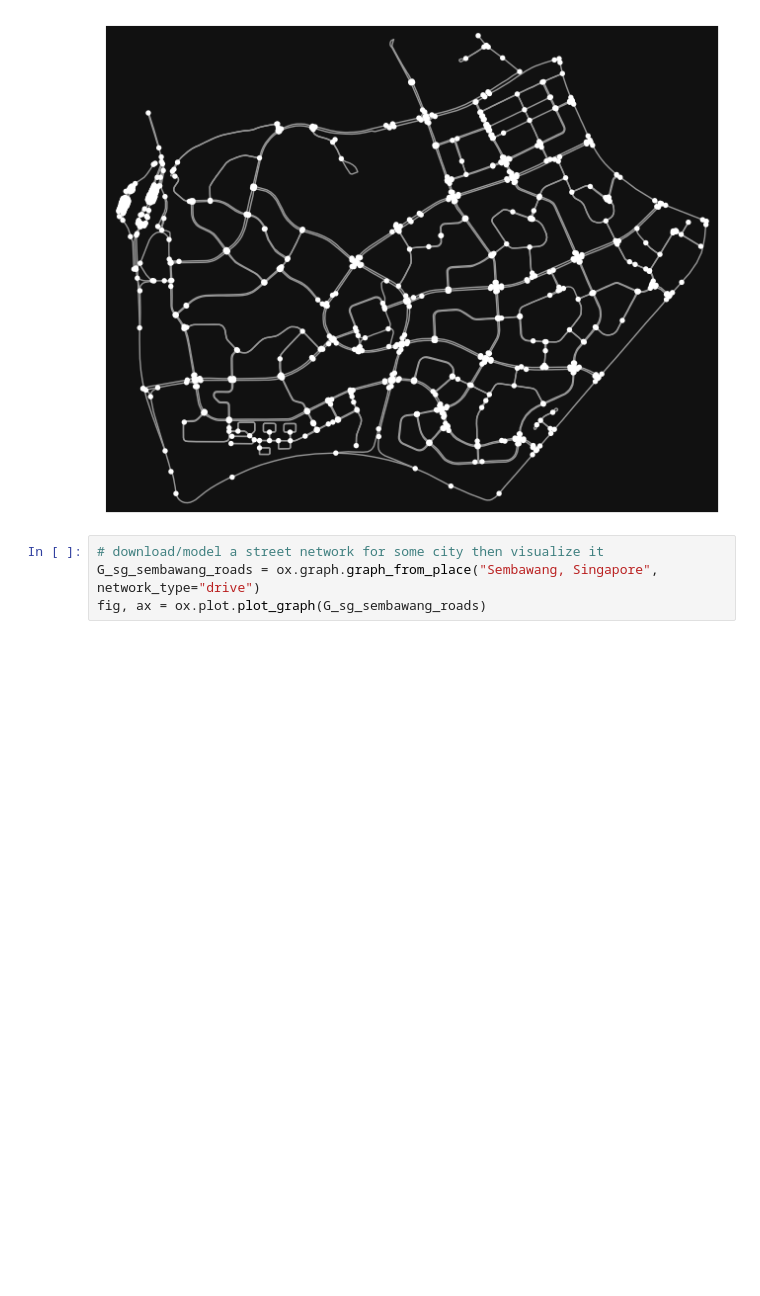
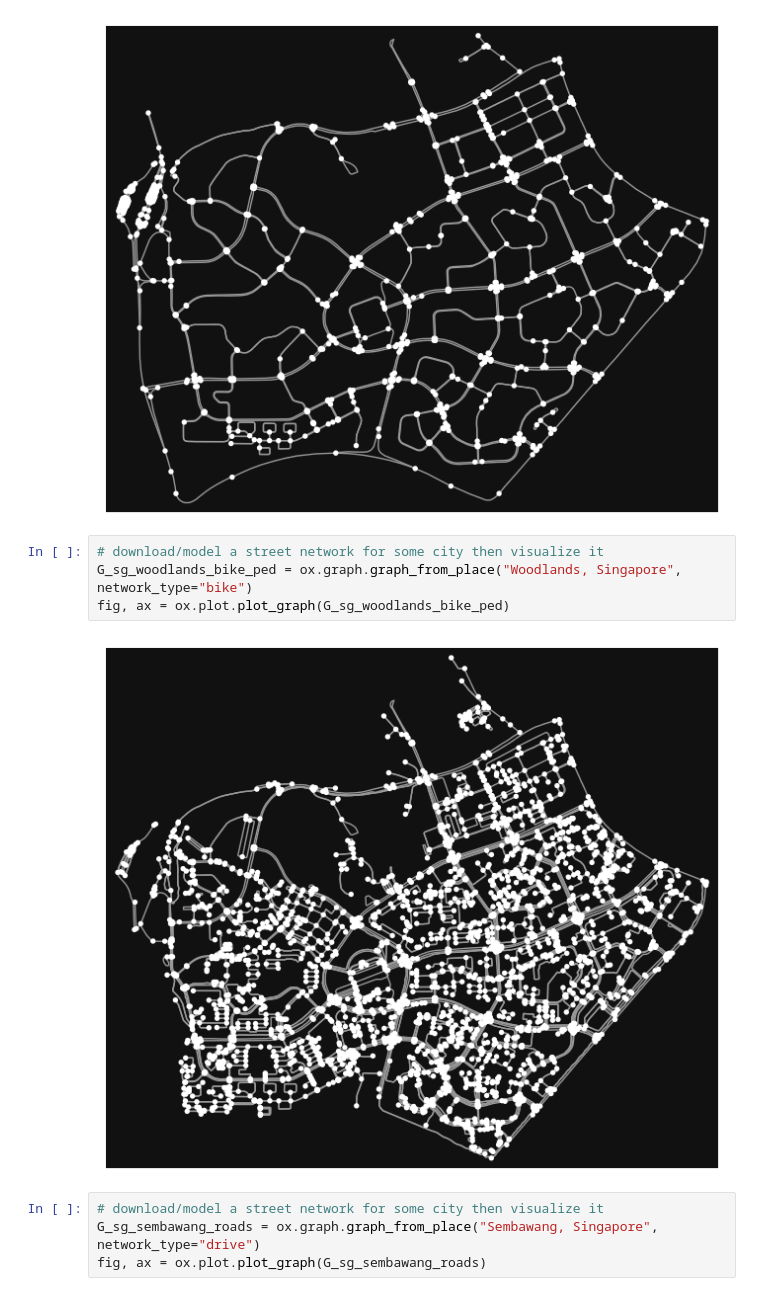
Before and after one commit to nicholas-ko-zy/blog-post-illustrations, a Jupyter notebook: 20260404_TransportationSeparation/networks.ipynb, the cells around one changed output. Drawn from its saved outputs; the diff is of its cells as text; blank space fills up the shorter version.

```diff
--- a/20260404_TransportationSeparation/networks.ipynb
+++ b/20260404_TransportationSeparation/networks.ipynb
@@ -221,6 +334,12 @@ G_sg_woodlands_roads = ox.graph.graph_from_place("Woodlands, Singapore", network
 fig, ax = ox.plot.plot_graph(G_sg_woodlands_roads)
 # %% [output]
 [figure]
+# %%
+# download/model a street network for some city then visualize it
+G_sg_woodlands_bike_ped = ox.graph.graph_from_place("Woodlands, Singapore", network_type="bike")
+fig, ax = ox.plot.plot_graph(G_sg_woodlands_bike_ped)
+# %% [output]
+[figure, added]
 # %%
 # download/model a street network for some city then visualize it
 G_sg_sembawang_roads = ox.graph.graph_from_place("Sembawang, Singapore", network_type="drive")
```
Also changed, not shown: parts of 15 cells of this notebook, 6 other files.
